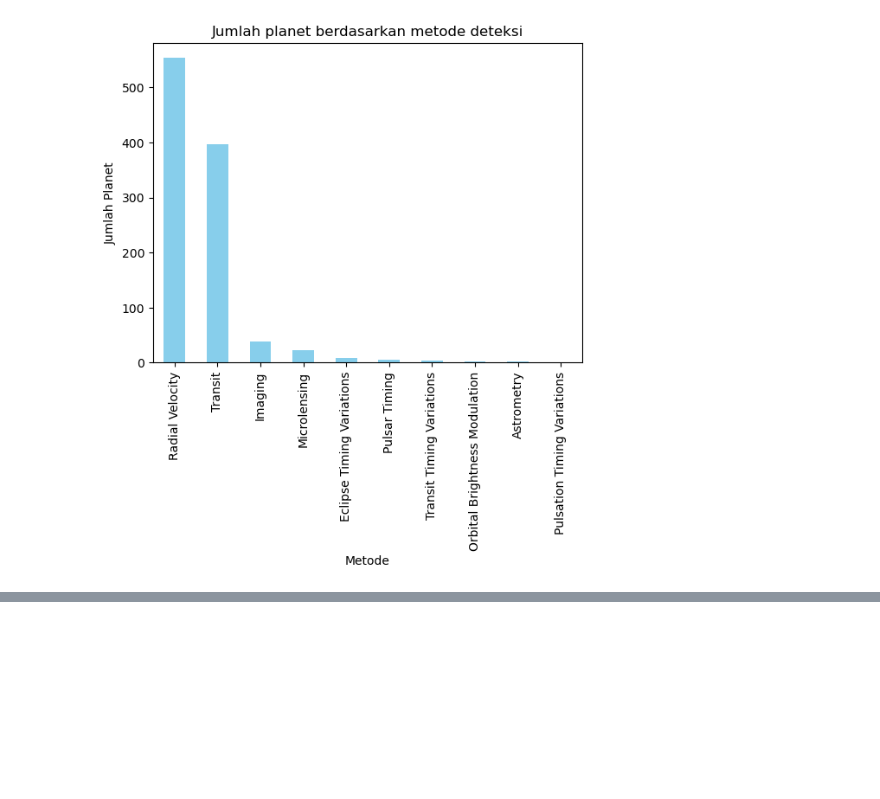
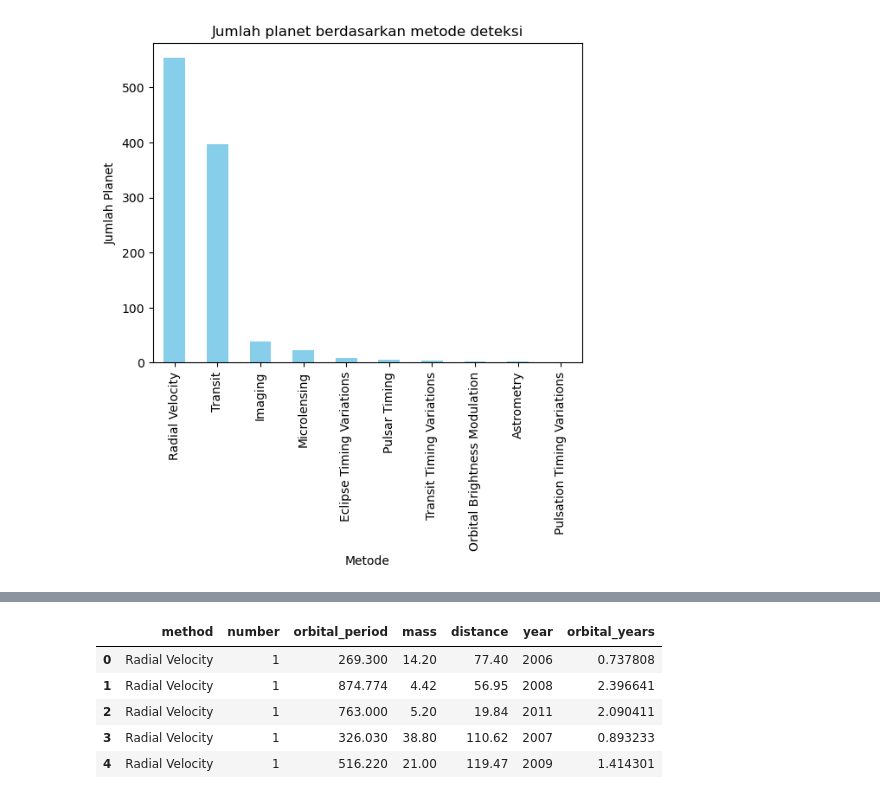
Before and after one commit to midowws/TrainPersonal_ML_Data_AI, a Jupyter notebook: taintrain.ipynb, the cells around one changed output, grey strips where cells are left out. Saved outputs shown, nothing was run; the diff lists cells and outputs as text; code cells hidden in the pictures; blank space fills up the shorter version.

```diff
--- a/taintrain.ipynb
+++ b/taintrain.ipynb
@@ -65,0 +76,15 @@ plt.show()
+# %%
+df['mass'] = df['mass'].fillna(df['mass'].mean())
+# %%
+df['mass'] = df['mass']*2
+# %%
+df['orbital_years'] = df['orbital_period'] / 365
+# %%
+df.head()
+# %% [output]
+|  | method | number | orbital_period | mass | distance | year | orbital_years |
+| 0 | Radial Velocity | 1 | 269.300 | 14.20 | 77.40 | 2006 | 0.737808 |
+| 1 | Radial Velocity | 1 | 874.774 | 4.42 | 56.95 | 2008 | 2.396641 |
+| 2 | Radial Velocity | 1 | 763.000 | 5.20 | 19.84 | 2011 | 2.090411 |
+| 3 | Radial Velocity | 1 | 326.030 | 38.80 | 110.62 | 2007 | 0.893233 |
+| 4 | Radial Velocity | 1 | 516.220 | 21.00 | 119.47 | 2009 | 1.414301 |
```
Also changed, not shown: parts of 2 cells of this notebook, 6 other files.
